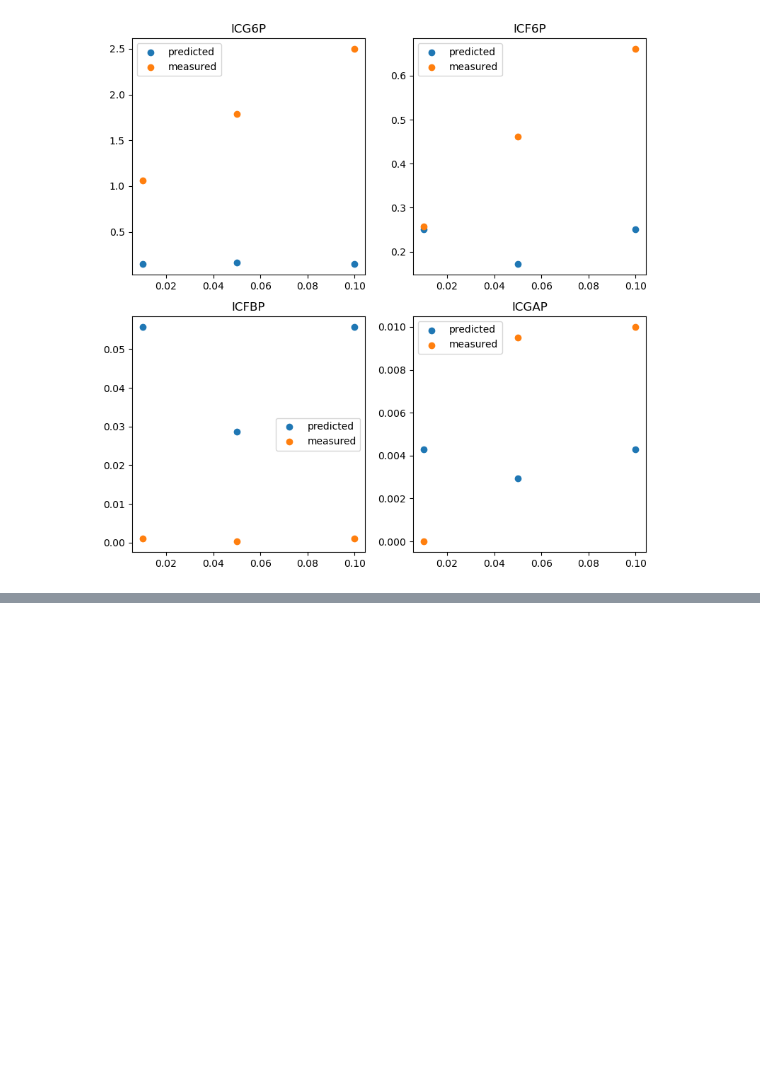
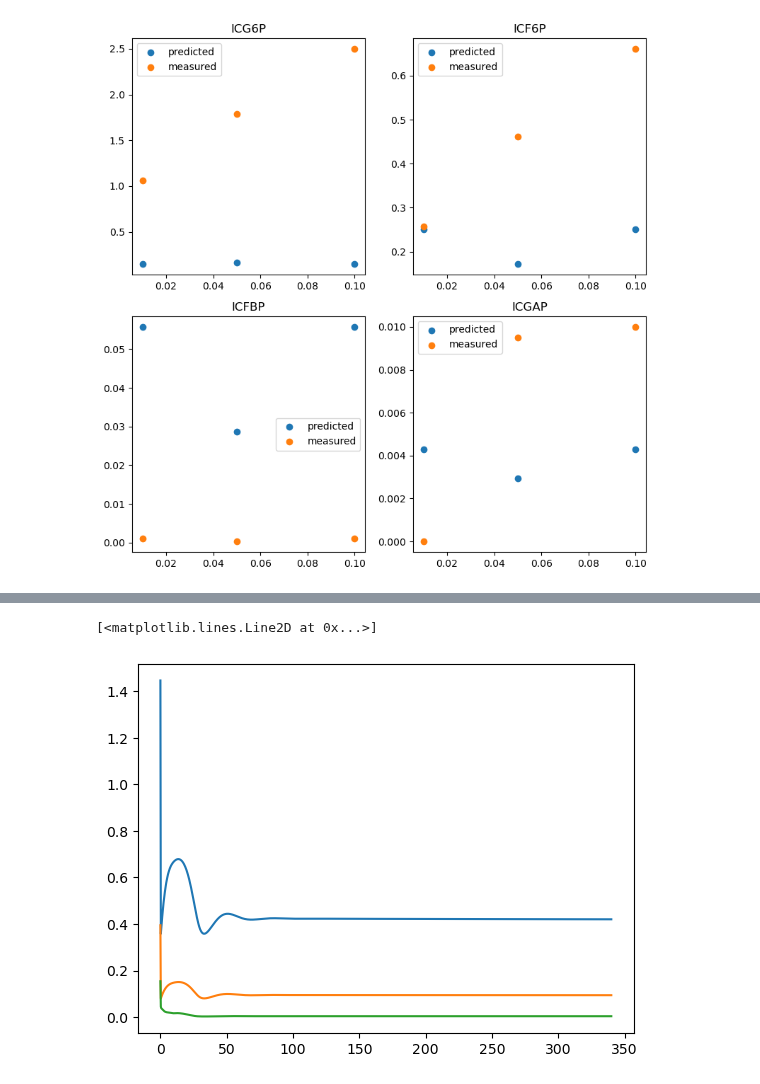
Before and after one commit to mahdi-shafiei/jaxkineticmodel, a Jupyter notebook: scripts/0309_dev_training_glycolysis_multiple_datasets.ipynb, the cells around one changed output, grey strips where cells are left out. Drawn from its saved outputs; the diff is of its cells as text; code cells hidden in the pictures; blank space fills up the shorter version.

```diff
--- a/scripts/0309_dev_training_glycolysis_multiple_datasets.ipynb
+++ b/scripts/0309_dev_training_glycolysis_multiple_datasets.ipynb
@@ -110,12 +120,14 @@ log_loss_func_SS_30=jax.jit(create_log_params_means_centered_loss_func2(glycolys
 log_loss_func_SS_325=jax.jit(create_log_params_means_centered_loss_func2(glycolyse_SS_325,loss_targets_steady_state))
 log_loss_func_SS_35=jax.jit(create_log_params_means_centered_loss_func2(glycolyse_SS_35,loss_targets_steady_state))
 log_loss_func_SS_375=jax.jit(create_log_params_means_centered_loss_func2(glycolyse_SS_375,loss_targets_steady_state))
+# %%
+params=pd.read_csv("parameter_initializations/Glycolysis_model/parameter_initialization_glycolysis_literature_values.csv",index_col=0).to_dict()['0']
 # %%
 # params_after_fitting=pd.read_csv("results/EXP4_Glycolysis_Fitting_Datasets/0909_params_gradient_descent_federated.csv",index_col=0).to_dict()['0']
 # params=params_after_fitting
 
 
-lr=1e-3
+lr=1e-4
 
 optimizer = optax.adabelief(lr)
 clip_by_global=optax.clip_by_global_norm(np.log(4))
@@ -144,6 +156,8 @@ grads_SS_30=jax.jit(jax.grad(log_loss_func_SS_30,0))
 grads_SS_325=jax.jit(jax.grad(log_loss_func_SS_325,0))
 grads_SS_35=jax.jit(jax.grad(log_loss_func_SS_35,0))
 grads_SS_375=jax.jit(jax.grad(log_loss_func_SS_375,0))
+# %%
+parameters_step_dict={}
 # %% [markdown]
 ### Gradient descent on multiple datasets
 We have multiple datasets that have some dilution rate dependencies. However we expect that the kcat is consistent between datasets. We need to therefore first update parameters for the different dilution rates and then calculate the loss function. We then have to calculate the gradient in the same way as before. We then simply use the gradients on the pre-transformed parameters as an update rule.
@@ -354,0 +363,23 @@ plt.legend()
+# %%
+y0_GP1['ICglyc']=0.1
+ts=jnp.linspace(0,340,1000)
+
+ys=glycolyse_GP1(ts,y0=jnp.array(list(y0_GP1.values())),params=params_init)
+ys=pd.DataFrame(ys,columns=metabolite_names)
+
+plt.plot(ts,ys['ICADP'],label=i)
+
+plt.scatter(time_points_GP1,dataset_GP1['ICATP'],label="IC3PG")
+plt.legend()
+plt.show()
+
+# for i in jnp.arange(0,300,30):
+#     ys=glycolyse_GP1(ts,y0=jnp.array(list(y0_GP1.values())),params=parameters_step_dict[int(i)])
+#     ys=pd.DataFrame(ys,columns=metabolite_names)
+
+#     plt.plot(ts,ys['ICADP'],label=i)
+#     plt.plot(ts,ys['ICAMP'],label=i)
+#     plt.plot(ts,ys['ICATP'],label=i)
+
+# plt.scatter(time_points_GP1,dataset_GP1['ICADP'],label="ICtreh")
+# plt.legend()
@@ -354,0 +402,12 @@ plt.legend()
+# %%
+# plt.plot(ts,ys['ICtreh'])
+plt.plot(ts,ys['ICG6P'])
+plt.plot(ts,ys['ICF6P'])
+# plt.plot(ts,ys['ICT6P'])
+# plt.plot(ts,ys['ICtreh'])
+# plt.plot(ts,ys['ICglucose'])
+# plt.plot(ts,ys['ICtreh'])
+plt.plot(ts,ys['ICFBP'])
+# %% [output]
+[<matplotlib.lines.Line2D at 0x...>]
+[figure, added]
```
Also changed, not shown: parts of 16 cells of this notebook, 29 other files.
